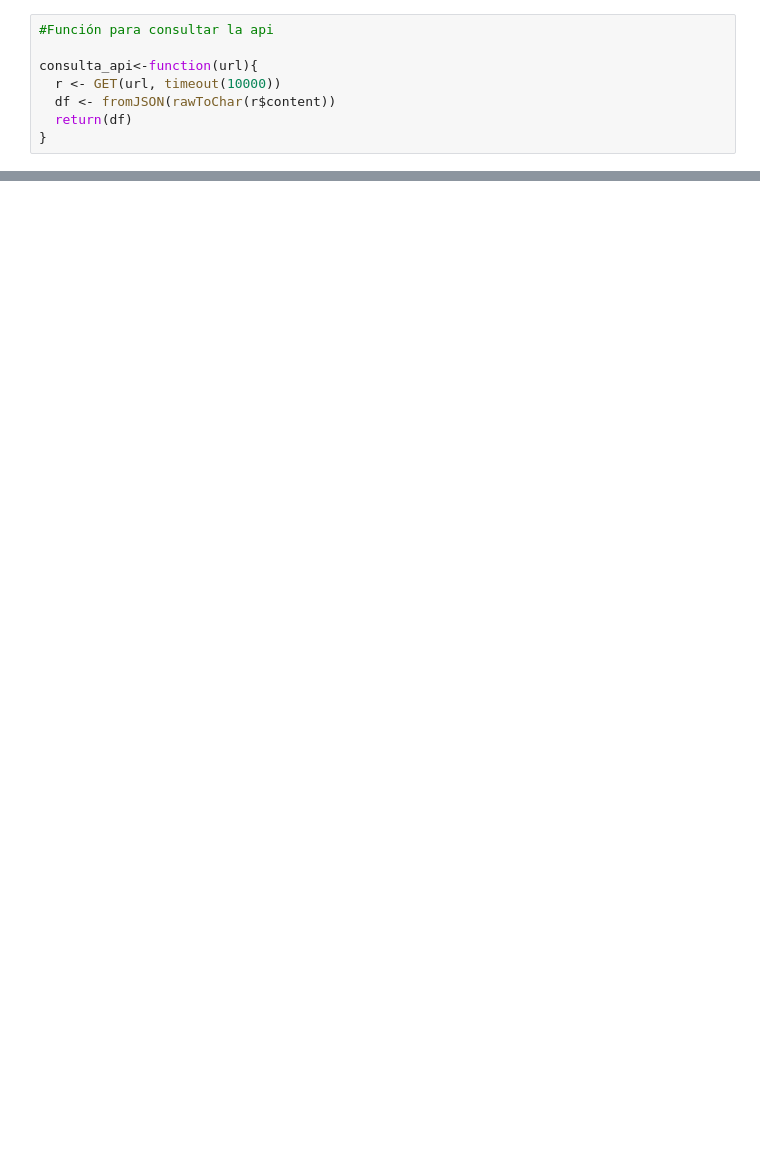
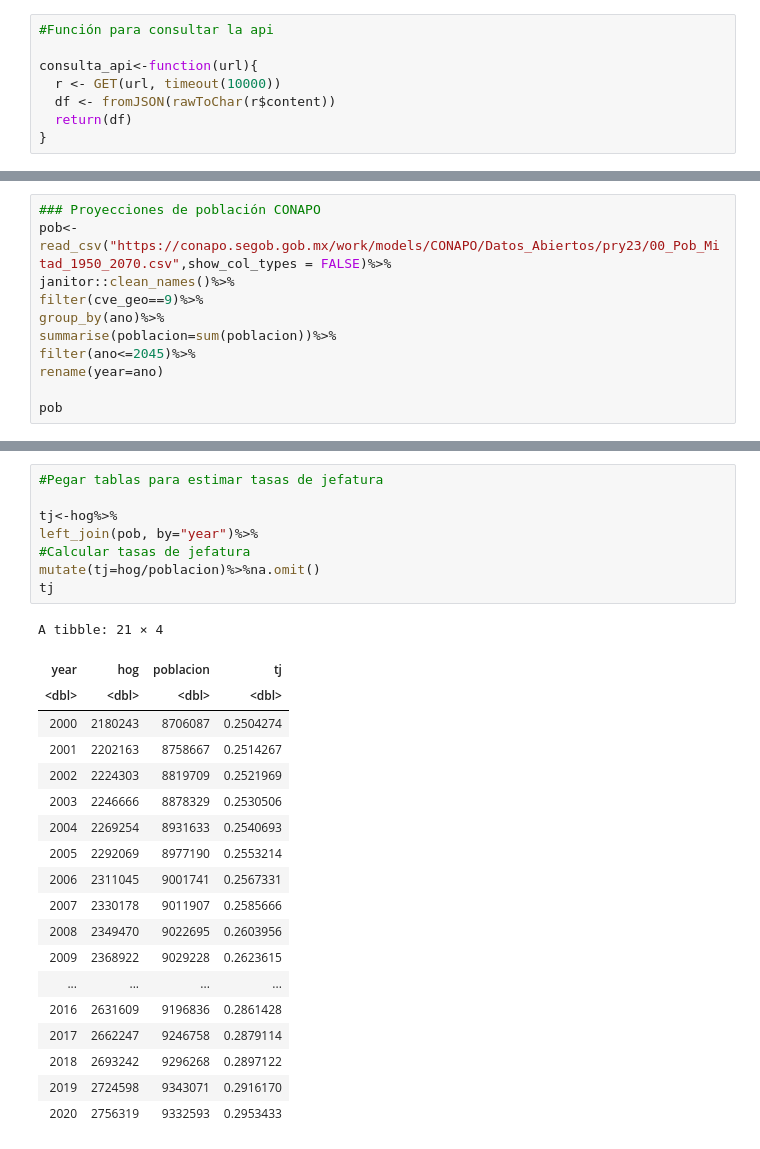
Before and after one commit to cpyp-ipdp/pgd_cdmx, a Jupyter notebook: indicadores/vivienda/estima_parque_vivi.ipynb, the cells around one changed output, grey strips where cells are left out. Saved outputs shown, nothing was run; the diff lists cells and outputs as text; blank space fills up the shorter version.

```diff
--- a/indicadores/vivienda/estima_parque_vivi.ipynb
+++ b/indicadores/vivienda/estima_parque_vivi.ipynb
@@ -124,0 +80,11 @@ A tibble: 6 × 6
+# %%
+### Proyecciones de población CONAPO
+pob<-read_csv("https://conapo.segob.gob.mx/work/models/CONAPO/Datos_Abiertos/pry23/00_Pob_Mitad_1950_2070.csv",show_col_types = FALSE)%>%
+janitor::clean_names()%>%
+filter(cve_geo==9)%>%
+group_by(ano)%>%
+summarise(poblacion=sum(poblacion))%>%
+filter(ano<=2045)%>%
+rename(year=ano)
+
+pob
@@ -124,0 +111,28 @@ A tibble: 6 × 6
+# %%
+#Pegar tablas para estimar tasas de jefatura
+
+tj<-hog%>%
+left_join(pob, by="year")%>%
+#Calcular tasas de jefatura
+mutate(tj=hog/poblacion)%>%na.omit()
+tj
+# %% [output]
+A tibble: 21 × 4
+| year | hog | poblacion | tj |
+| <dbl> | <dbl> | <dbl> | <dbl> |
+| 2000 | 2180243 | 8706087 | 0.2504274 |
+| 2001 | 2202163 | 8758667 | 0.2514267 |
+| 2002 | 2224303 | 8819709 | 0.2521969 |
+| 2003 | 2246666 | 8878329 | 0.2530506 |
+| 2004 | 2269254 | 8931633 | 0.2540693 |
+| 2005 | 2292069 | 8977190 | 0.2553214 |
+| 2006 | 2311045 | 9001741 | 0.2567331 |
+| 2007 | 2330178 | 9011907 | 0.2585666 |
+| 2008 | 2349470 | 9022695 | 0.2603956 |
+| 2009 | 2368922 | 9029228 | 0.2623615 |
+| ... | ... | ... | ... |
+| 2016 | 2631609 | 9196836 | 0.2861428 |
+| 2017 | 2662247 | 9246758 | 0.2879114 |
+| 2018 | 2693242 | 9296268 | 0.2897122 |
+| 2019 | 2724598 | 9343071 | 0.2916170 |
+| 2020 | 2756319 | 9332593 | 0.2953433 |
```
Also changed, not shown: parts of 13 cells of this notebook.
